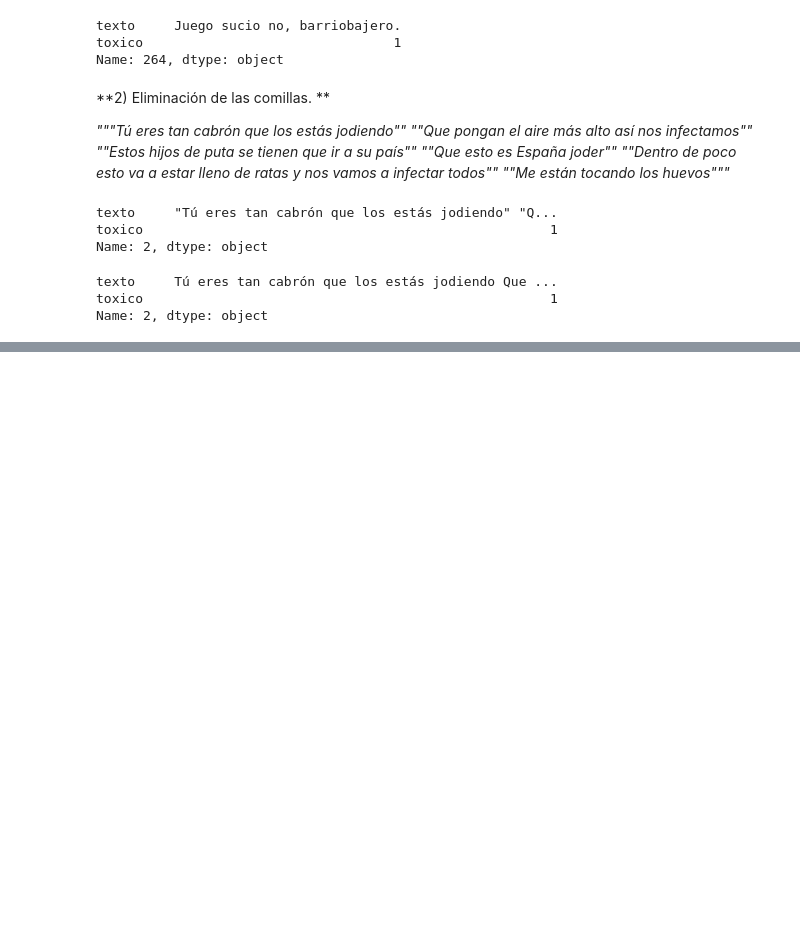
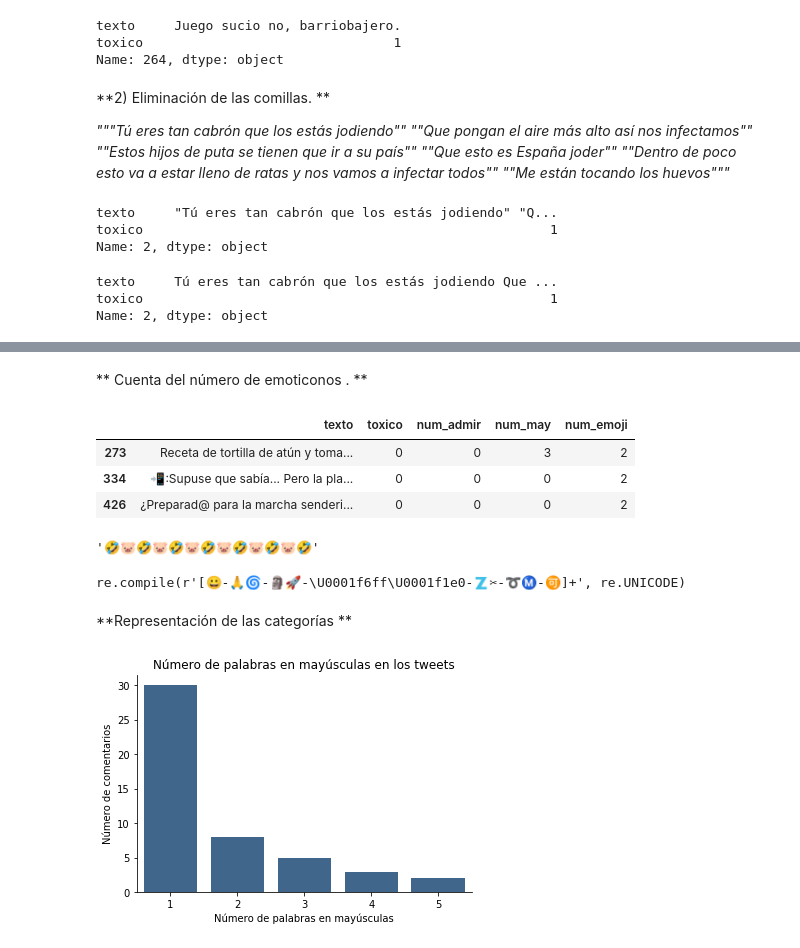
Before and after one commit to SpRdgz/TFM, a Jupyter notebook: EDA_TWEETER.ipynb, the cells around one changed output, grey strips where cells are left out. Saved outputs shown, nothing was run; the diff lists cells and outputs as text; code cells hidden in the pictures; blank space fills up the shorter version.

```diff
--- a/EDA_TWEETER.ipynb
+++ b/EDA_TWEETER.ipynb
@@ -114,0 +170,2 @@ Name: 194, dtype: object
+# %% [markdown]
+** Cuenta del número de emoticonos . **
@@ -114,0 +180,27 @@ Name: 194, dtype: object
+# %%
+def num_emoji(texto):
+    num=0
+    lista=texto.split(' ')
+    for word in lista:
+        if(is_emoji(word)):
+            num=num+1
+    return num
+# %%
+df['num_emoji']=df['texto'].apply(lambda txt: num_emoji(txt))
+# %%
+df[df.num_emoji == 2]
+# %% [output]
+|  | texto | toxico | num_admir | num_may | num_emoji |
+| 273 | Receta de tortilla de atún y toma... | 0 | 0 | 3 | 2 |
+| 334 | 📲:Supuse que sabía... Pero la pla... | 0 | 0 | 0 | 2 |
+| 426 | ¿Preparad@ para la marcha senderi... | 0 | 0 | 0 | 2 |
+# %%
+import emoji
+def extract_emojis(str):
+  return ''.join(c for c in str if c in emoji.UNICODE_EMOJI)
+# %%
+df['emojis']=df['texto'].apply(lambda txt: extract_emojis(txt))
+# %%
+df['emojis'].iloc[27]
+# %% [output]
+'🤣🐷🤣🐷🤣🐷🤣🐷🤣🐷🤣🐷🤣'
@@ -114,0 +222,26 @@ Name: 194, dtype: object
+# %%
+#Emoji patterns
+emoji_pattern = re.compile("["
+         u"\U0001F600-\U0001F64F"  # emoticons
+         u"\U0001F300-\U0001F5FF"  # symbols & pictographs
+         u"\U0001F680-\U0001F6FF"  # transport & map symbols
+         u"\U0001F1E0-\U0001F1FF"  # flags (iOS)
+         u"\U00002702-\U000027B0"
+         u"\U000024C2-\U0001F251"
+         "]+", flags=re.UNICODE)
+emoji_pattern
+# %% [output]
+re.compile(r'[😀-🙏🌀-🗿🚀-\U0001f6ff\U0001f1e0-🇿✂-➰Ⓜ-🉑]+', re.UNICODE)
+# %% [markdown]
+**Representación de las categorías **
+# %%
+#Representación del número de palabras en mayúsuclas
+#Se elimina el 0 por no ser siginificativo
+dy = sns.countplot(data=df, x='num_may',color=(0.2, 0.4, 0.6),order = list(range(df.num_may.min()+1,6)))
+dy.set(xlabel='Número de palabras en mayúsculas', ylabel = 'Número de comentarios')
+dy.spines['top'].set_color('none')
+dy.spines['right'].set_color('none')
+plt.title('Número de palabras en mayúsculas en los tweets')
+plt.show()
+# %% [output]
+[figure, added]
```
Also changed, not shown: parts of 39 cells of this notebook, 2 other files.
